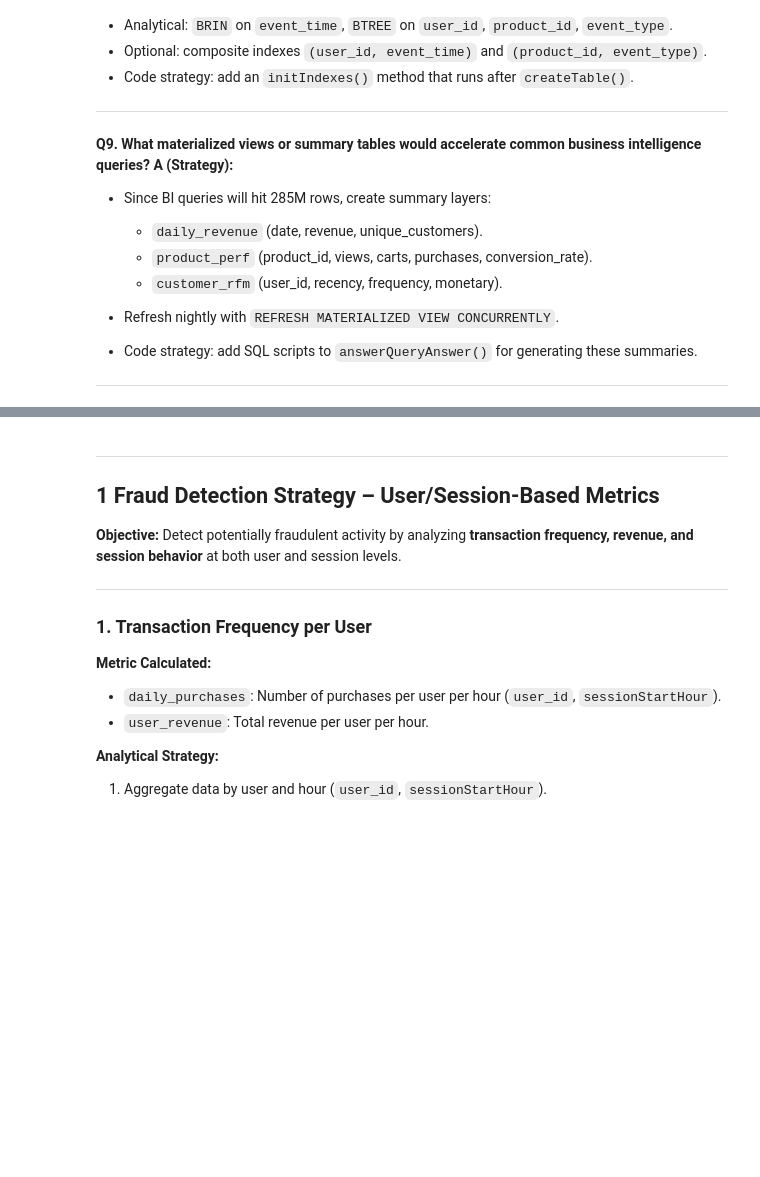
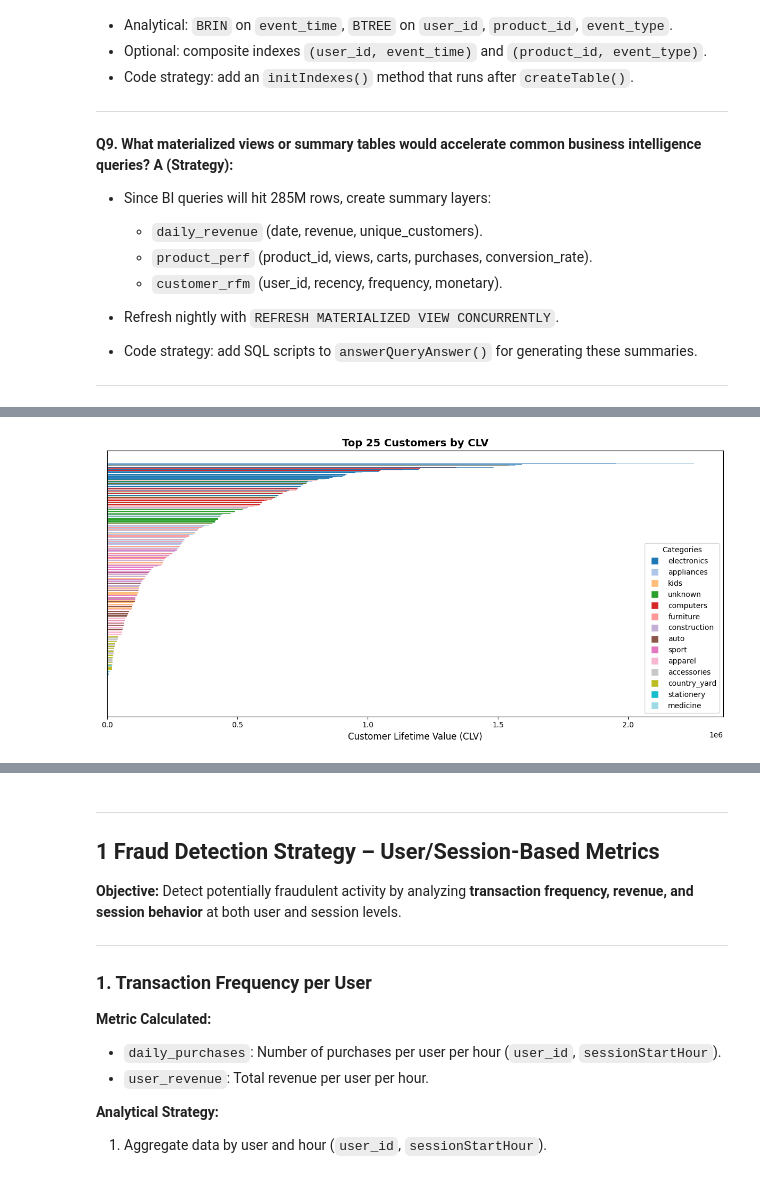
Before and after one commit to Tovix/E-commerceCustomerBehaviorAnalysis, a Jupyter notebook: notebooks/03_sql_analysis.ipynb, the cells around one changed output, grey strips where cells are left out. Cells and saved outputs as stored; diff of their text form; code cells hidden in the pictures; blank space fills up the shorter version.

```diff
--- a/notebooks/03_sql_analysis.ipynb
+++ b/notebooks/03_sql_analysis.ipynb
@@ -247,32 +253,28 @@ class EcommerceDataSqlIntegration(DataSqlIntegration):
             finally:
                   cursor.close()
 
-      def answerQueryAnswer(self, connection: psycopg2.connect, queryString: str, index: List[str]) -> pd.DataFrame:
+      def answerQueryAnswer(self, connection: psycopg2.connect, queryString: str) -> pl.DataFrame:
             cursor = connection.cursor()
             try:
                   cursor.execute(queryString)
                   queryRows = cursor.fetchall()
 
-                  # Debug: Print raw query results
                   print(f"Query returned {len(queryRows)} rows")
                   if queryRows:
                         print("First row sample:", queryRows[0])
 
-                  # Create DataFrame with proper column handling
                   if not queryRows:
-                        return pd.DataFrame(index=index)
+                        return pl.DataFrame()  # empty Polars DataFrame
 
-                  # Convert to DataFrame with column names
-                  df = pd.DataFrame.from_records(
-                        queryRows,
-                        columns=[desc[0] for desc in cursor.description],
-                        index=index[:len(queryRows)]  # Ensure index matches row count
-                  )
+                  col_names = [desc[0] for desc in cursor.description]
+                  df = pl.DataFrame(queryRows, schema=col_names)
+
                   return df
 
             except psycopg2.Error as e:
                   print(f"Database error: {e}")
-                  return pd.DataFrame()
+                  return pl.DataFrame()
+
             finally:
                   cursor.close()
 # %%
@@ -583,0 +1188,21 @@ $$
+# %%
+query = """
+    WITH customer_clv AS (
+        SELECT
+            user_id,
+            category_l1,
+            SUM(price) AS clv
+        FROM ecommerce_events
+        GROUP BY user_id, category_l1
+    )
+
+    SELECT
+        user_id,
+        category_l1,
+        clv,
+        RANK() OVER (PARTITION BY category_l1 ORDER BY clv DESC) AS rank_within_category
+    FROM customer_clv
+    ORDER BY category_l1, rank_within_category
+"""
+resultDf = dataSqlIntegration.answerQueryAnswer(connection=connection, queryString=query)
+print(resultDf)
@@ -583,0 +1230,5 @@ $$
+# %%
+viz = QueryVisualizer(resultDf)
+viz.plotTopCustomersBar(topN=25)
+# %% [output]
+[figure, added]
```
Also changed, not shown: parts of 67 cells of this notebook.
